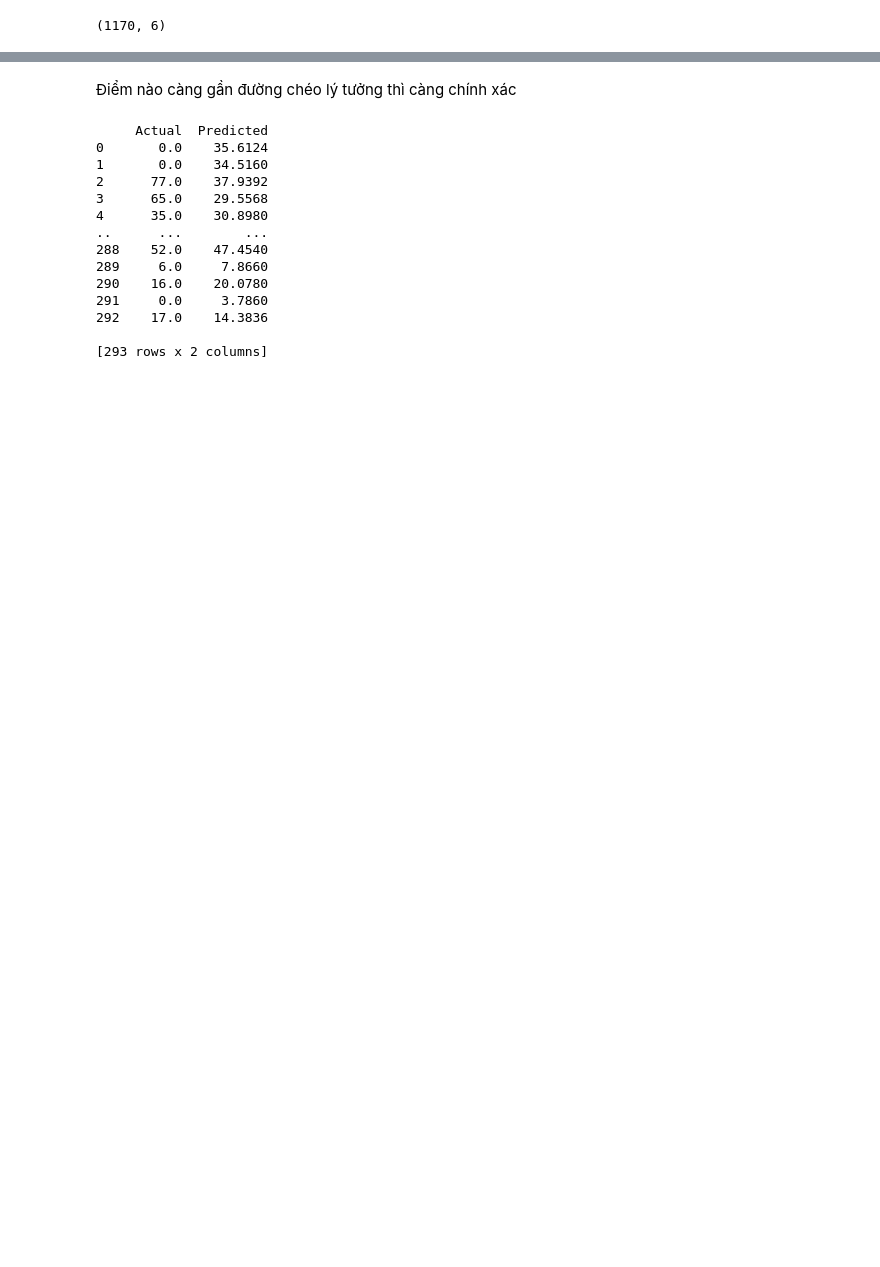
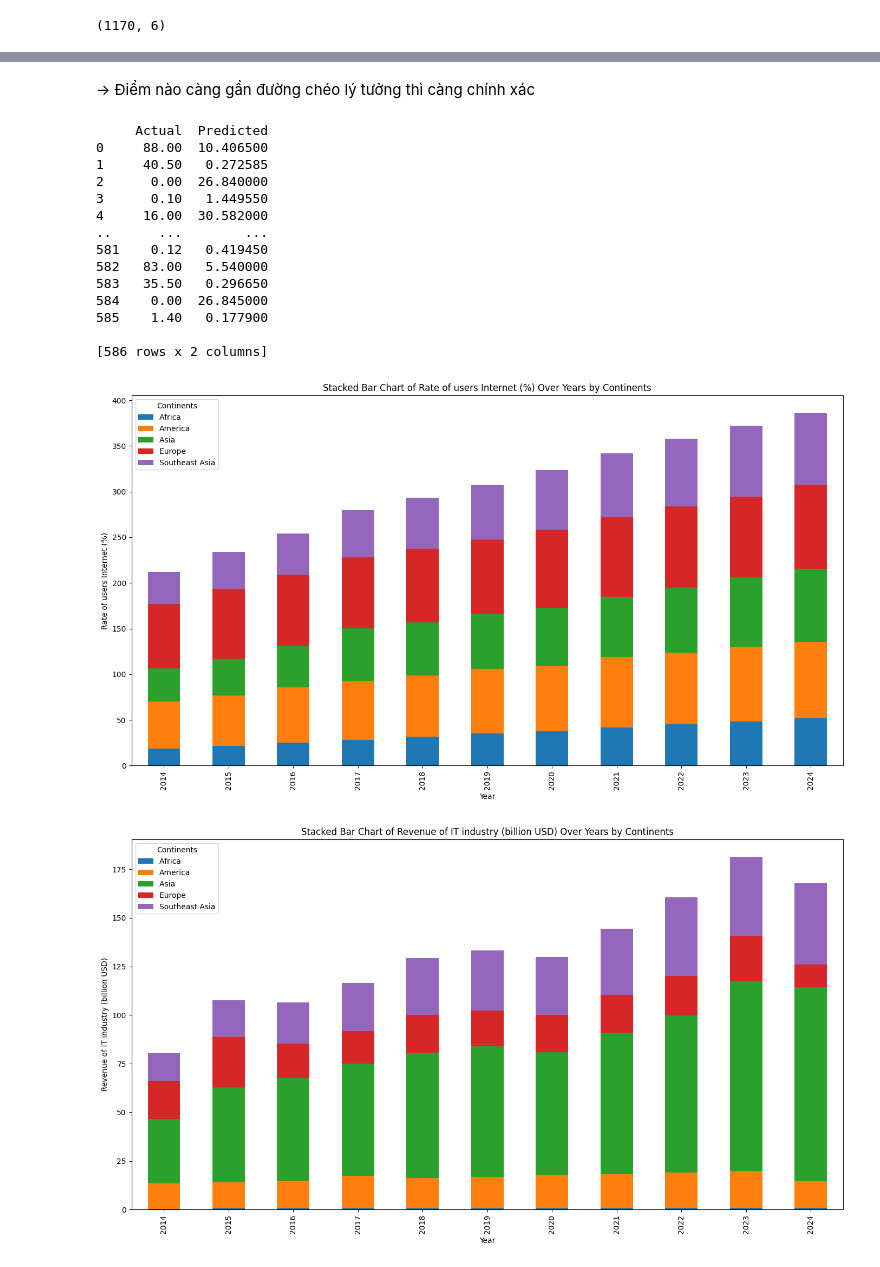
Before and after one commit to TheViet298/train_data_ttcs, a Jupyter notebook: ttcs_RF.ipynb, the cells around one changed output, grey strips where cells are left out. Saved outputs shown, nothing was run; the diff lists cells and outputs as text; code cells hidden in the pictures; blank space fills up the shorter version.

```diff
--- a/ttcs_RF.ipynb
+++ b/ttcs_RF.ipynb
@@ -232,14 +268,14 @@ plt.show()
 # %% [markdown]
-Điểm nào càng gần đường chéo lý tưởng thì càng chính xác
+-> Điểm nào càng gần đường chéo lý tưởng thì càng chính xác
 # %%
 # Đảm bảo y_test và y_pred có cùng độ dài
-min_length = min(len(y_test), len(y_pred))
-y_test_trimmed = y_test[:min_length]
-y_pred_trimmed = y_pred[:min_length]
+min_length = min(len(y_test), len(y_pred_rf))
+y_test_trimmed = y_test[:min_length].values.ravel()  # chuyển về mảng 1 chiều
+y_pred_trimmed = y_pred_rf[:min_length].ravel()
 
 # Tạo DataFrame để so sánh dữ liệu thực tế và dữ liệu dự đoán
 comparison_df = pd.DataFrame({
-    'Actual': y_test_trimmed.values,
+    'Actual': y_test_trimmed,
     'Predicted': y_pred_trimmed
 })
 
@@ -247,16 +283,43 @@ comparison_df = pd.DataFrame({
 print(comparison_df)
 # %% [output]
      Actual  Predicted
-0       0.0    35.6124
-1       0.0    34.5160
-2      77.0    37.9392
-3      65.0    29.5568
-4      35.0    30.8980
+0     88.00  10.406500
+1     40.50   0.272585
+2      0.00  26.840000
+3      0.10   1.449550
+4     16.00  30.582000
 ..      ...        ...
-288    52.0    47.4540
-289     6.0     7.8660
-290    16.0    20.0780
-291     0.0     3.7860
-292    17.0    14.3836
+581    0.12   0.419450
+582   83.00   5.540000
+583   35.50   0.296650
+584    0.00  26.845000
+585    1.40   0.177900
 
-[293 rows x 2 columns]
+[586 rows x 2 columns]
+# %%
+import pandas as pd
+import matplotlib.pyplot as plt
+
+# Tính giá trị trung bình của các đặc trưng theo Năm và Lục địa
+features = X.columns  # Các cột đặc trưng
+
+# Tạo bảng pivot cho từng đặc trưng và vẽ biểu đồ
+for feature in features:
+    # Tạo bảng pivot cho đặc trưng hiện tại
+    pivot_table = df1.pivot_table(values=feature, index='Year', columns='Continents', aggfunc='mean')
+
+    # Vẽ biểu đồ chồng
+    plt.figure(figsize=(14, 8))
+    pivot_table.plot(kind='bar', stacked=True, ax=plt.gca())
+
+    # Thiết lập tiêu đề và nhãn cho các trục
+    plt.title(f'Stacked Bar Chart of {feature} Over Years by Continents')
+    plt.xlabel('Year')
+    plt.ylabel(feature)
+
+    # Hiển thị biểu đồ
+    plt.tight_layout()
+    plt.show()
+# %% [output]
+[figure, added]
+[figure, added]
```
Also changed, not shown: parts of 16 cells of this notebook.
